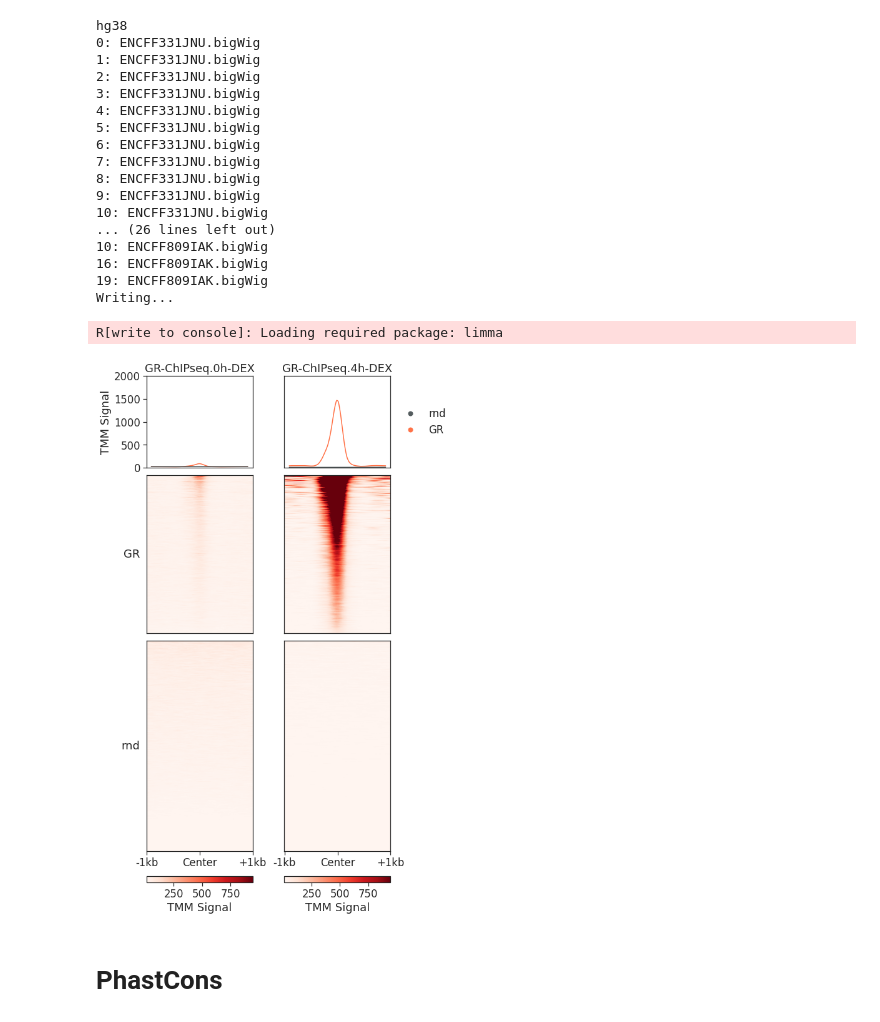
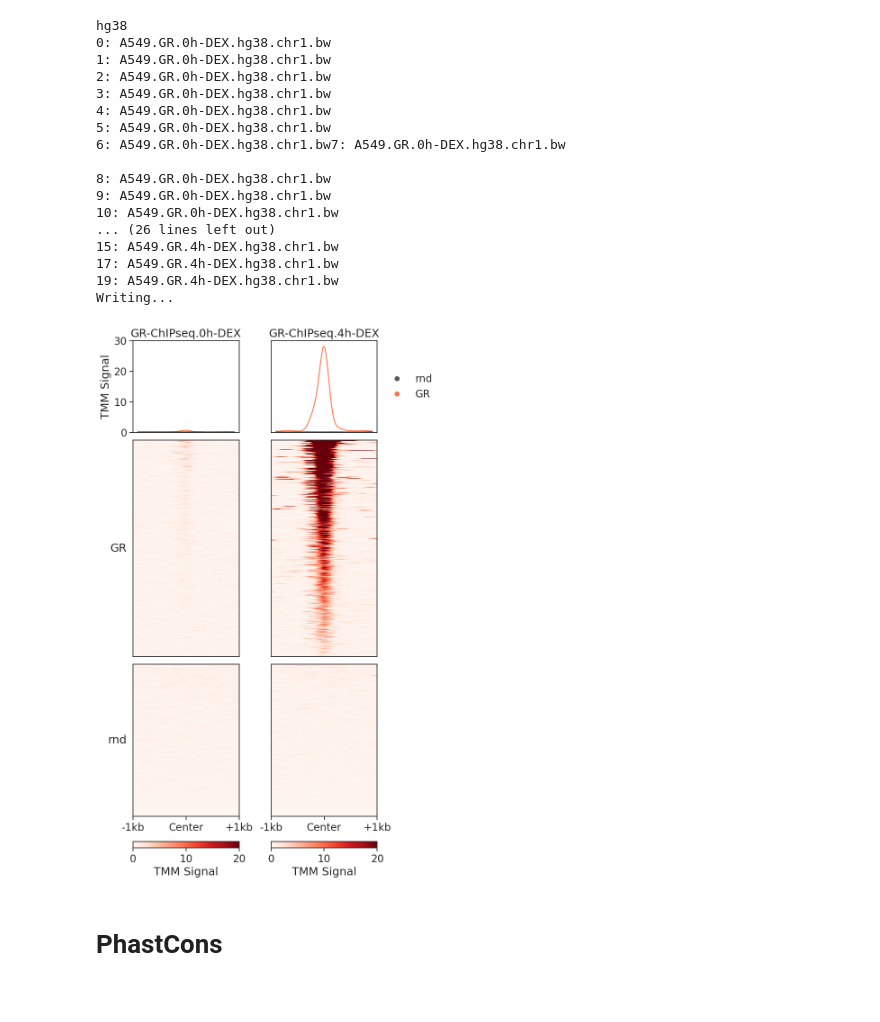
Before and after one commit to birkiy/bluegill, a Jupyter notebook: Example.ipynb, the cells around one changed output. Saved outputs shown, nothing was run; the diff lists cells and outputs as text; code cells hidden in the pictures.

Commit message:
BEDinput+Example+data
Former-commit-id: b527338a09537e433b6626edbb75f0ddaa9ba743
Former-commit-id: 5b5104c300901259344eb2ea82c8a2f3dcc59d3e

```diff
--- a/Example.ipynb
+++ b/Example.ipynb
@@ -15,47 +7,37 @@ BED = pd.read_table("data/ALL.hg38.bed", names=["Chr", "Start","End","Set"])
 # %%
+BED = pd.read_table("data/bed/ALL.hg38.chr1.bed", names=["Chr", "Start","End","Set"])
+
+
 BWS = [
-    "data/ENCFF331JNU.bigWig",
-    "data/ENCFF809IAK.bigWig"
+    "data/bw/A549.GR.0h-DEX.hg38.chr1.bw",
+    "data/bw/A549.GR.4h-DEX.hg38.chr1.bw"
 ]
 # %%
 
 Nbins=200
 h=1000
 
-runSignal(BED, BWS, "Example.p", ref="hg38",  Nbins=Nbins, h=h, nP=20)
+BED, samples = runSignal(BED, BWS, "Example1.p", ref="hg38",  Nbins=Nbins, h=h, nP=20)
 # %% [output]
 hg38
-0: ENCFF331JNU.bigWig
-1: ENCFF331JNU.bigWig
-2: ENCFF331JNU.bigWig
-3: ENCFF331JNU.bigWig
-4: ENCFF331JNU.bigWig
-5: ENCFF331JNU.bigWig
-6: ENCFF331JNU.bigWig
-7: ENCFF331JNU.bigWig
-8: ENCFF331JNU.bigWig
-9: ENCFF331JNU.bigWig
-10: ENCFF331JNU.bigWig
+0: A549.GR.0h-DEX.hg38.chr1.bw
+1: A549.GR.0h-DEX.hg38.chr1.bw
+2: A549.GR.0h-DEX.hg38.chr1.bw
+3: A549.GR.0h-DEX.hg38.chr1.bw
+4: A549.GR.0h-DEX.hg38.chr1.bw
+5: A549.GR.0h-DEX.hg38.chr1.bw
+6: A549.GR.0h-DEX.hg38.chr1.bw7: A549.GR.0h-DEX.hg38.chr1.bw
+
+8: A549.GR.0h-DEX.hg38.chr1.bw
+9: A549.GR.0h-DEX.hg38.chr1.bw
+10: A549.GR.0h-DEX.hg38.chr1.bw
 ... (26 lines left out)
-10: ENCFF809IAK.bigWig
-16: ENCFF809IAK.bigWig
-19: ENCFF809IAK.bigWig
+15: A549.GR.4h-DEX.hg38.chr1.bw
+17: A549.GR.4h-DEX.hg38.chr1.bw
+19: A549.GR.4h-DEX.hg38.chr1.bw
 Writing...
-# %%
-S = pickle.load(open("Example.p","rb"))
-
-S = np.nan_to_num(S)
-Amean = S.mean(2)
-
-%Rpush Amean
-
-
-R = %R library(edgeR); NormFactor <- calcNormFactors(object = Amean, method = "TMM"); LibSize <- colSums(Amean); SizeFactors <- NormFactor * LibSize / 1000000; SizeFactors.Reciprocal <- 1/SizeFactors
-
-N = S * R[:,None]
-# %% [output]
-R[write to console]: Loading required package: limma
 # %%
+N = pickle.load(open("Example1.p","rb"))
 
 samples = [
     "GR-ChIPseq.0h-DEX",
@@ -76,17 +58,17 @@ colorPalette = {
 # %%
 
 
-vmax = 2*(N.max() ** 0.6)
-vmin = 10
+vmax = 20
+vmin = 0
 
 fig = plotHeatmaps(
     N, BED,
     samples, palette, sets, colorPalette,
-    ylim=2000,vmin=vmin,vmax=vmax,
-    h=1000, clab="TMM Signal"
+    ylim=30,vmin=vmin,vmax=vmax,
+    h=1000, clab="TMM Signal", dpi=100
 )
 # %% [output]
-[figure, old version]
+[figure, new version]
 # %% [markdown]
 # PhastCons
 # %%
```
Also changed, not shown: parts of 10 cells of this notebook, 14 other files.
